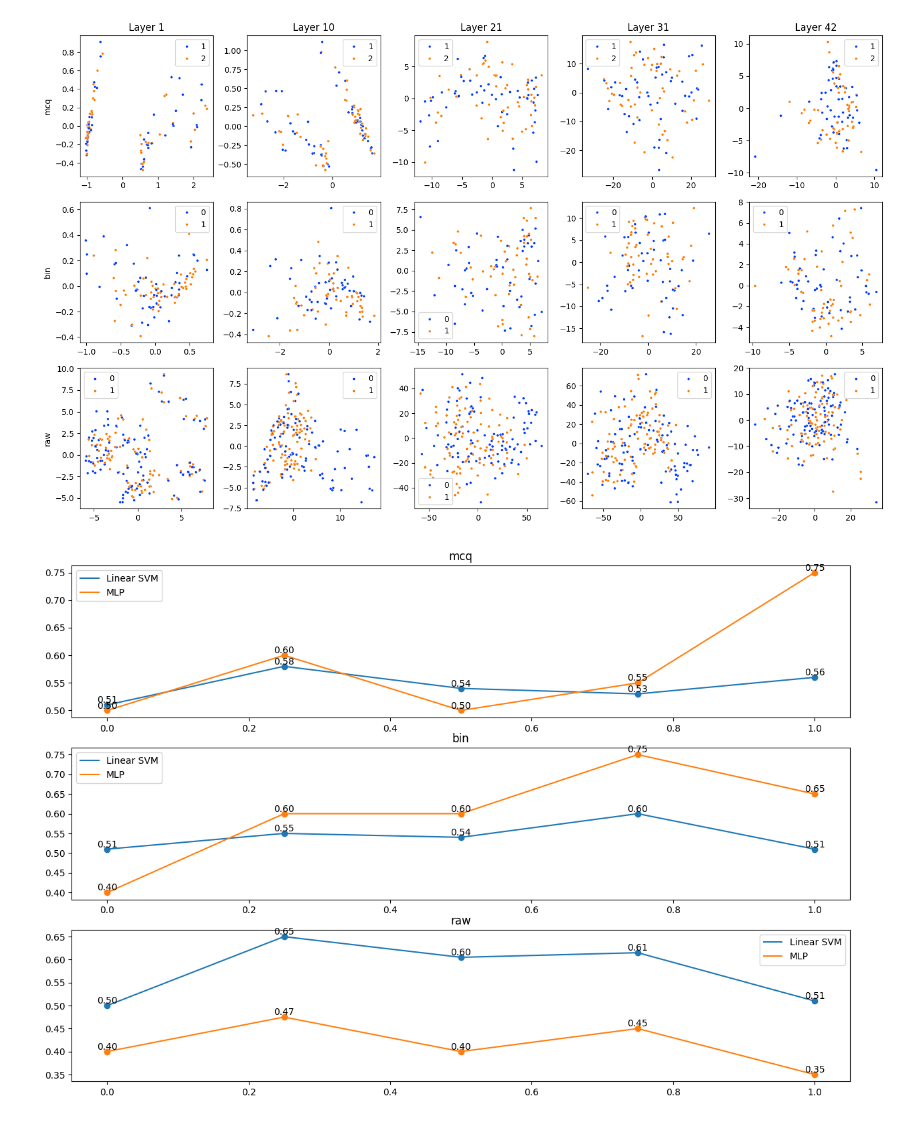
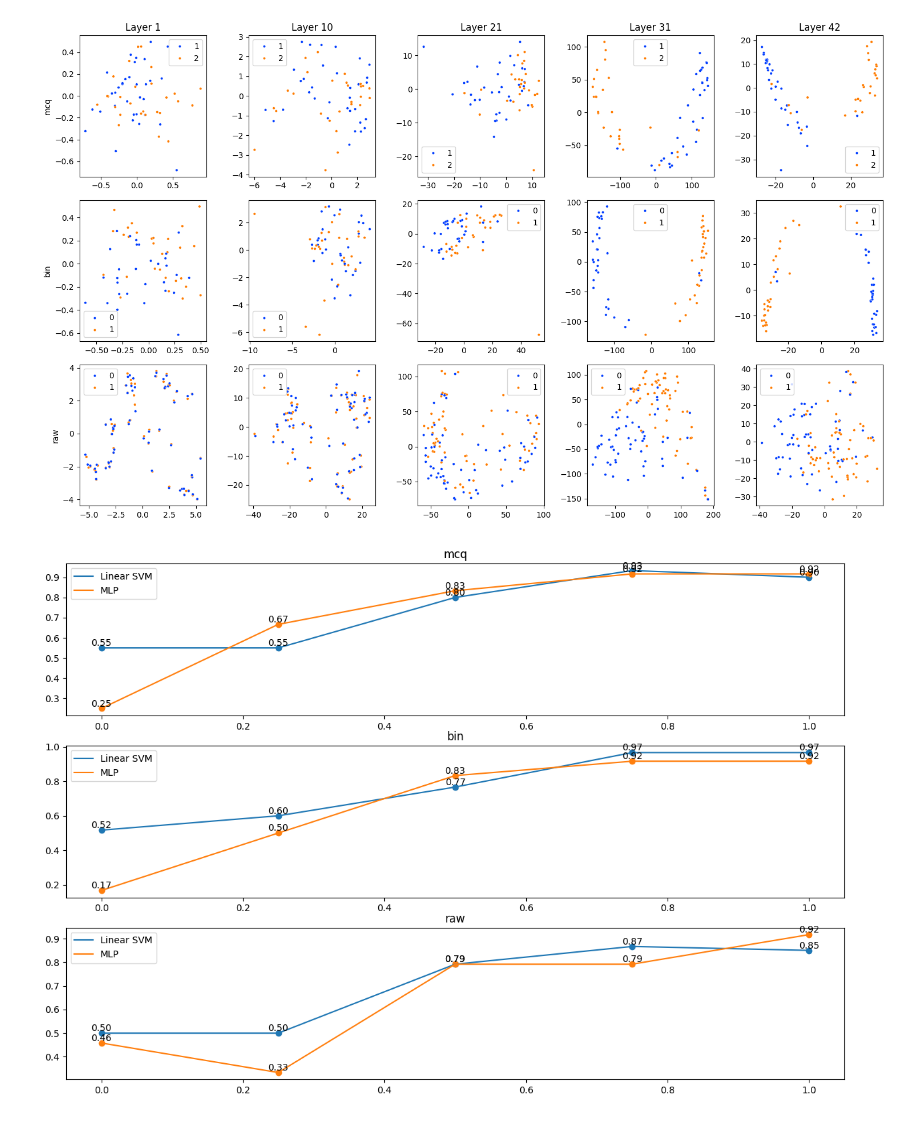
Before and after one commit to cpratim/LLM-Grammar-Embeddings, a Jupyter notebook: src/layers.ipynb, the cells around one changed output. Saved outputs shown, nothing was run; the diff lists cells and outputs as text; code cells hidden in the pictures.

```diff
--- a/src/layers.ipynb
+++ b/src/layers.ipynb
@@ -35,19 +27,0 @@ llama_8B, llama_8B_tokenizer = load_altered_attention_model(
-# %%
-n_layers, n_heads = get_model_dimensions(llama_8B, llama_8B_tokenizer, device)
-
-to_disable = [i for i in range(int(n_layers * .15), int(n_layers * .25))]
-print(to_disable)
-
-# for layer in range(n_layers):
-#     for head in range(n_heads):
-#         enable_head(llama_8B, layer, head)
-
-for layer in to_disable:
-    for head in range(n_heads):
-        disable_head(llama_8B, layer, head)
-# for layer in to_disable:
-#     for head in range(n_heads):
-
-#         # if (layer, head) not in activated_numerical:
-#         disable_head(llama_8B, layer, head)
-pprint(get_disabled_heads(llama_8B))
@@ -72,3 +28,7 @@ pprint(get_disabled_heads(llama_8B))
+# %%
+gemma_9B, gemma_9B_tokenizer = load_altered_attention_model(
+    "google/gemma-2-9b-it", device, model_type="gemma"
+)
 # %%
 numerical_data = load_numerical_data(margin=50)
 shuffle(numerical_data)
@@ -128,3 +64,15 @@ pprint(numerical_data)
+# %%
+word_problems_data = load_word_problems_data()
+word_problems_embeddings = load_embeddings_dataset(
+    word_problems_data,
+    gemma_9B,
+    gemma_9B_tokenizer,
+    device,
+    types_=["mcq", "bin", "raw"],
+    use_tqdm=True,
+    problem_type="word_problems",
+    use_system_message=False,
+)
 # %%
 import matplotlib.pyplot as plt
 import seaborn as sns
@@ -175,7 +123,7 @@ def plot_all_layers_divergence(
     plt.show()
 
 def get_linear_separation(X, y):
-    pca = PCA(n_components=2)
+    pca = PCA(n_components=3)
     result = pca.fit_transform(X)
     svm = SVC(kernel="linear")
     svm.fit(result, y)
@@ -188,7 +136,6 @@ def get_mlp_separation(X, y):
     return mlp.score(X_test, y_test)
 
 def plot_all_layers_separation(embeddings, divisions=[0, 0.25, 0.5, 0.75, 1]):
-
     n_types, n_divisions = len(embeddings.keys()), len(divisions)
     fig, axs = plt.subplots(
         n_types, 1, figsize=(15, 10)
@@ -234,8 +179,6 @@ plot_all_layers_separation(numerical_gembeddings)
 # %%
-plot_all_layers_divergence(grammar_embeddings, method="pca")
+plot_all_layers_divergence(word_problems_embeddings, method="pca")
+plot_all_layers_separation(word_problems_embeddings)
 # %% [output]
-[figure, old version]
+[figure, new version]
+[figure, added]
-# %%
-plot_all_layers_separation(grammar_embeddings)
-# %% [output]
-[figure, removed]
```
Also changed, not shown: parts of 13 cells of this notebook, 38 other files.
